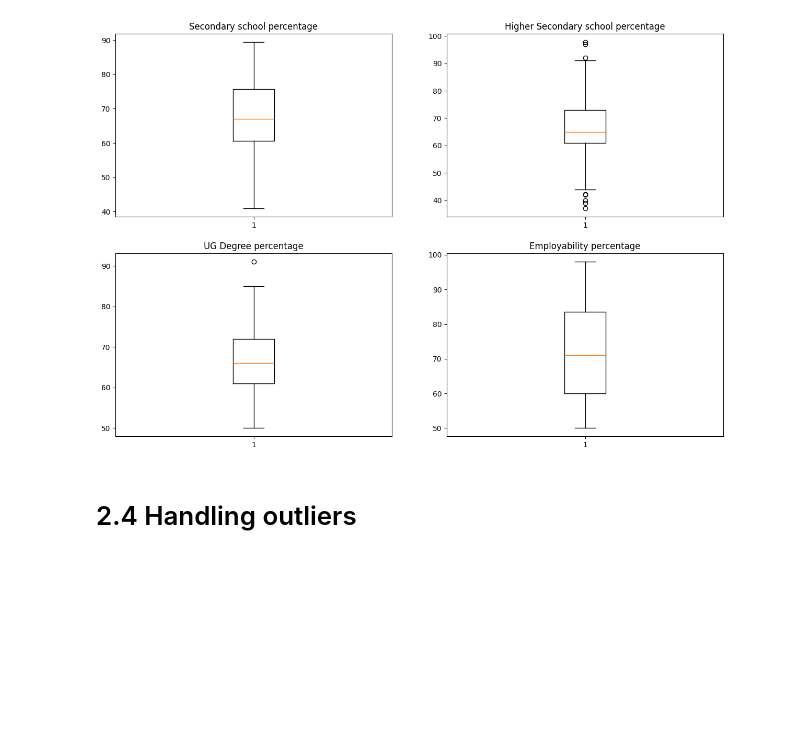
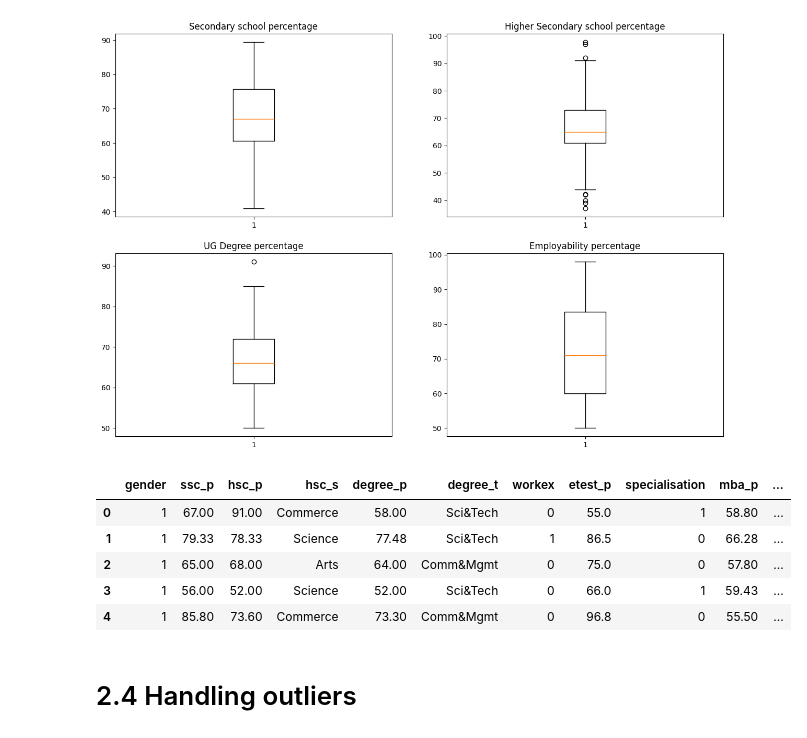
Before and after one commit to samiragalarov/Data_science, a Jupyter notebook: notebook/1. EDA.ipynb, the cells around one changed output. Drawn from its saved outputs; the diff is of its cells as text; code cells hidden in the pictures; blank space fills up the shorter version.

```diff
--- a/notebook/1. EDA.ipynb
+++ b/notebook/1. EDA.ipynb
@@ -151,6 +151,25 @@ ax.set_title('Employability percentage')
 # %% [output]
 Text(0.5, 1.0, 'Employability percentage')
 [figure]
+# %%
+from sklearn.preprocessing import LabelEncoder
+df.drop(['sl_no','ssc_b','hsc_b'], axis = 1,inplace=True)
+# Make copy to avoid changing original data
+object_cols=['gender','workex','specialisation','status']
+
+# Apply label encoder to each column with categorical data
+label_encoder = LabelEncoder()
+for col in object_cols:
+    df[col] = label_encoder.fit_transform(df[col])
+
+df.head()
+# %% [output]
+|  | gender | ssc_p | hsc_p | hsc_s | degree_p | degree_t | workex | etest_p | specialisation | mba_p | ... |
+| 0 | 1 | 67.00 | 91.00 | Commerce | 58.00 | Sci&Tech | 0 | 55.0 | 1 | 58.80 | ... |
+| 1 | 1 | 79.33 | 78.33 | Science | 77.48 | Sci&Tech | 1 | 86.5 | 0 | 66.28 | ... |
+| 2 | 1 | 65.00 | 68.00 | Arts | 64.00 | Comm&Mgmt | 0 | 75.0 | 0 | 57.80 | ... |
+| 3 | 1 | 56.00 | 52.00 | Science | 52.00 | Sci&Tech | 0 | 66.0 | 1 | 59.43 | ... |
+| 4 | 1 | 85.80 | 73.60 | Commerce | 73.30 | Comm&Mgmt | 0 | 96.8 | 0 | 55.50 | ... |
 # %% [markdown]
 # 2.4 Handling outliers
 # %%
```
Also changed, not shown: 12 other files.
